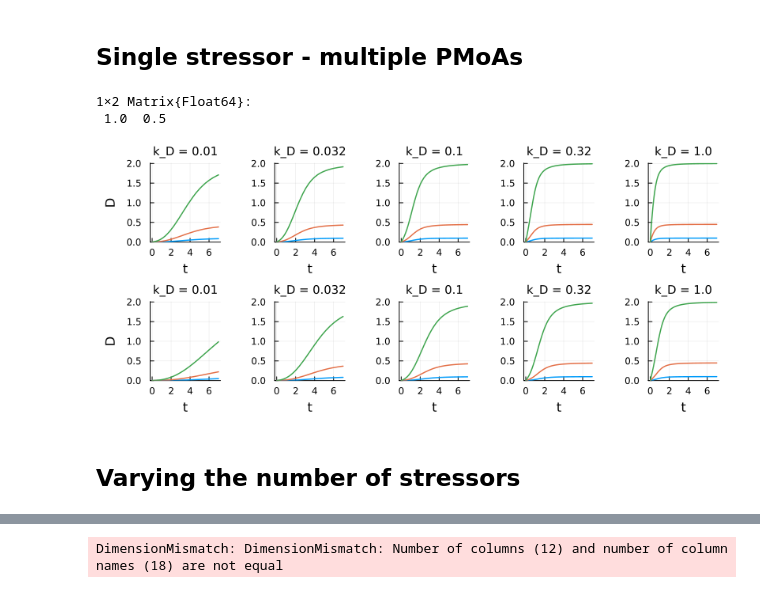
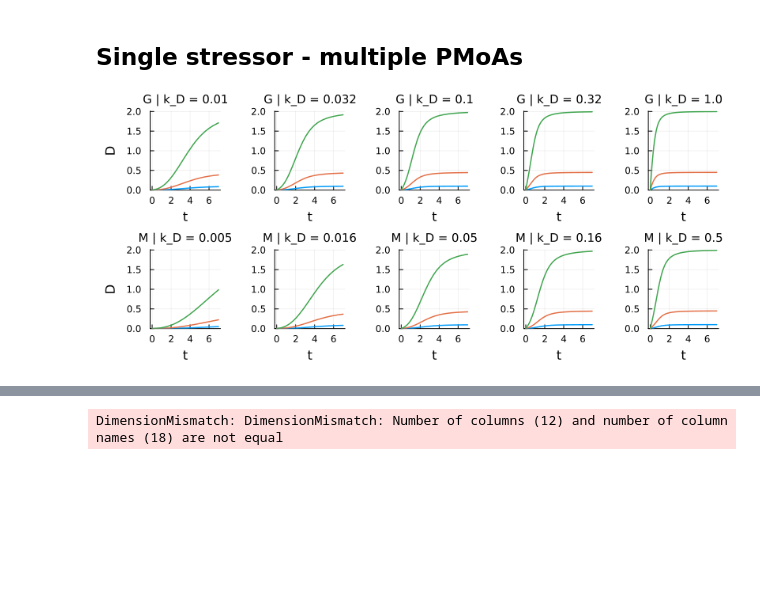
Before and after one commit to SimonHansul/DEBBase.jl, a Jupyter notebook: notebooks/ImplementationVerification/ImplemenationVerification_20231222_TK.ipynb, the cells around one changed output, grey strips where cells are left out. Drawn from its saved outputs; the diff is of its cells as text; code cells hidden in the pictures; blank space fills up the shorter version.

```diff
--- a/notebooks/ImplementationVerification/ImplemenationVerification_20231222_TK.ipynb
+++ b/notebooks/ImplementationVerification/ImplemenationVerification_20231222_TK.ipynb
@@ -39,7 +37,7 @@ for (i,k_D) in enumerate(k_D_vec)
             )
         out = simulator(glb, deb)
 
-        @df out plot!(p, :t, :D_1_1, subplot = i)
+        @df out plot!(p, :t, :D_1, subplot = i)
     end
 end
 display(p)
@@ -52,35 +48,27 @@ using DEBBase
-# %%
-hcat([1.; 1. * .5]...)
-# %% [output]
-1×2 Matrix{Float64}:
- 1.0  0.5
 # %%
-p = plot(
+p = plot( # define plot
     layout = (2,length(k_D_vec)),
-    title = hcat(["k_D = $(k_D)" for k_D in unique(k_D_vec)]...),
     xlabel = "t",
     ylabel = ["D" "" "" "" ""],
     size = (800,350),
     bottommargin = 5mm,
     leftmargin = 5mm,
     ylim = (0, 2.01)
     )
 
 for (i,k_D) in enumerate(k_D_vec)
     for C_W in C_W_vec
 
         glb = GlobalBaseParams(C_W = [C_W], t_max = 7)
         deb = DEBBaseParams(
-            k_D = hcat([k_D; k_D * .25]...)
+            k_D = hcat([k_D; k_D * .25]...) # we have two PMoAs, indicated by two k_D values
             )
         out = simulator(glb, deb)
 
-        @df out plot!(p, :t, :D_1_1, subplot = i)
-        @df out plot!(p, :t, :D_2_1, subplot = i + length(k_D_vec))
+        @df out plot!(p, :t, :D_1_1, title = "G | k_D = $(k_D)", subplot = i)
+        @df out plot!(p, :t, :D_2_1, title = "M | k_D = $(k_D/2)", subplot = i + length(k_D_vec))
     end
 end
 display(p)
 # %% [output]
-[figure, old version]
+[figure, new version]
-# %% [markdown]
-## Varying the number of stressors
```
Also changed, not shown: parts of 13 cells of this notebook, 6 other files.
